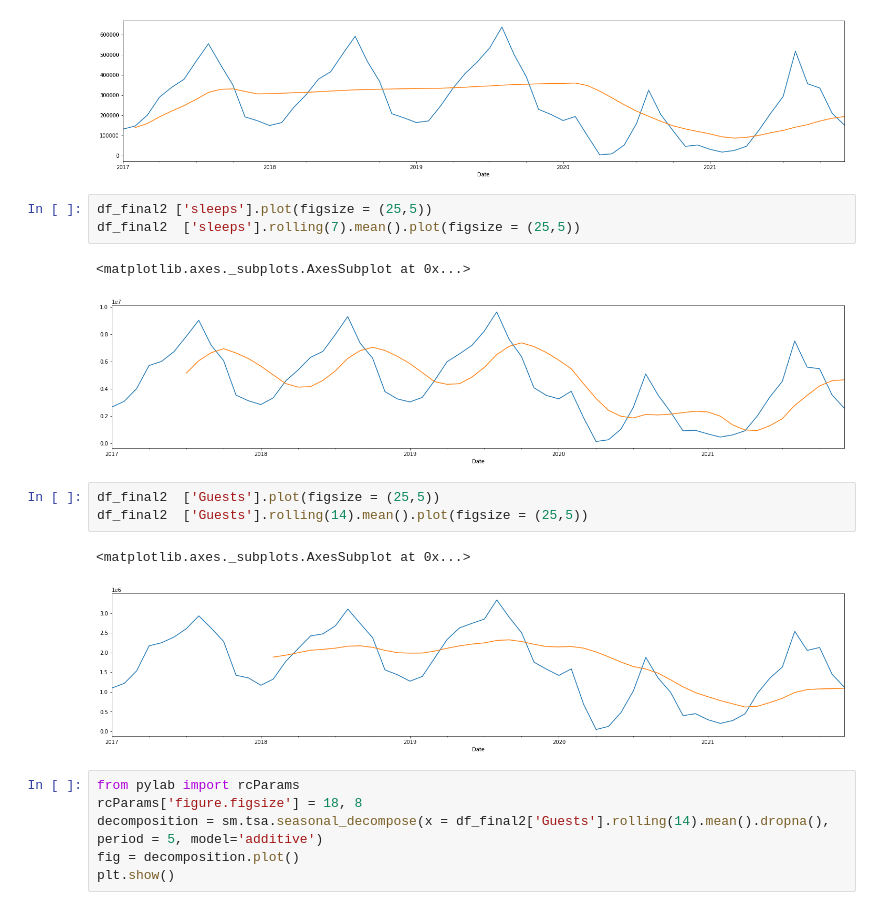
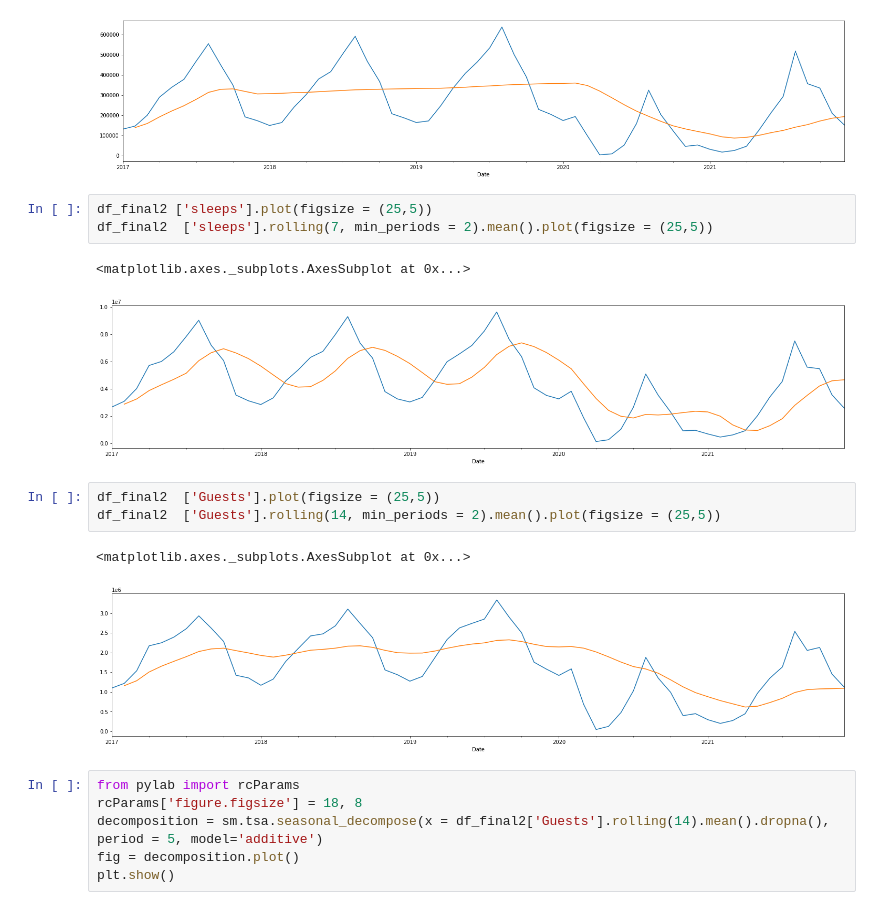
Before and after one commit to LuisaPolicarpo/Project5, a Jupyter notebook: Time_series_s_e_g.ipynb, the cells around one changed output. Saved outputs shown, nothing was run; the diff lists cells and outputs as text.

```diff
--- a/Time_series_s_e_g.ipynb
+++ b/Time_series_s_e_g.ipynb
@@ -595,16 +595,16 @@ df_final2  ['Earnings'].rolling(12, min_periods = 2).mean().plot(figsize = (25,5
 [figure]
 # %%
 df_final2 ['sleeps'].plot(figsize = (25,5))
-df_final2  ['sleeps'].rolling(7).mean().plot(figsize = (25,5))
+df_final2  ['sleeps'].rolling(7, min_periods = 2).mean().plot(figsize = (25,5))
 # %% [output]
 <matplotlib.axes._subplots.AxesSubplot at 0x...>
-[figure, old version]
+[figure, new version]
 # %%
 df_final2  ['Guests'].plot(figsize = (25,5))
-df_final2  ['Guests'].rolling(14).mean().plot(figsize = (25,5))
+df_final2  ['Guests'].rolling(14, min_periods = 2).mean().plot(figsize = (25,5))
 # %% [output]
 <matplotlib.axes._subplots.AxesSubplot at 0x...>
-[figure, old version]
+[figure, new version]
 # %%
 from pylab import rcParams
 rcParams['figure.figsize'] = 18, 8
```
Also changed, not shown: parts of 1 cell of this notebook.
